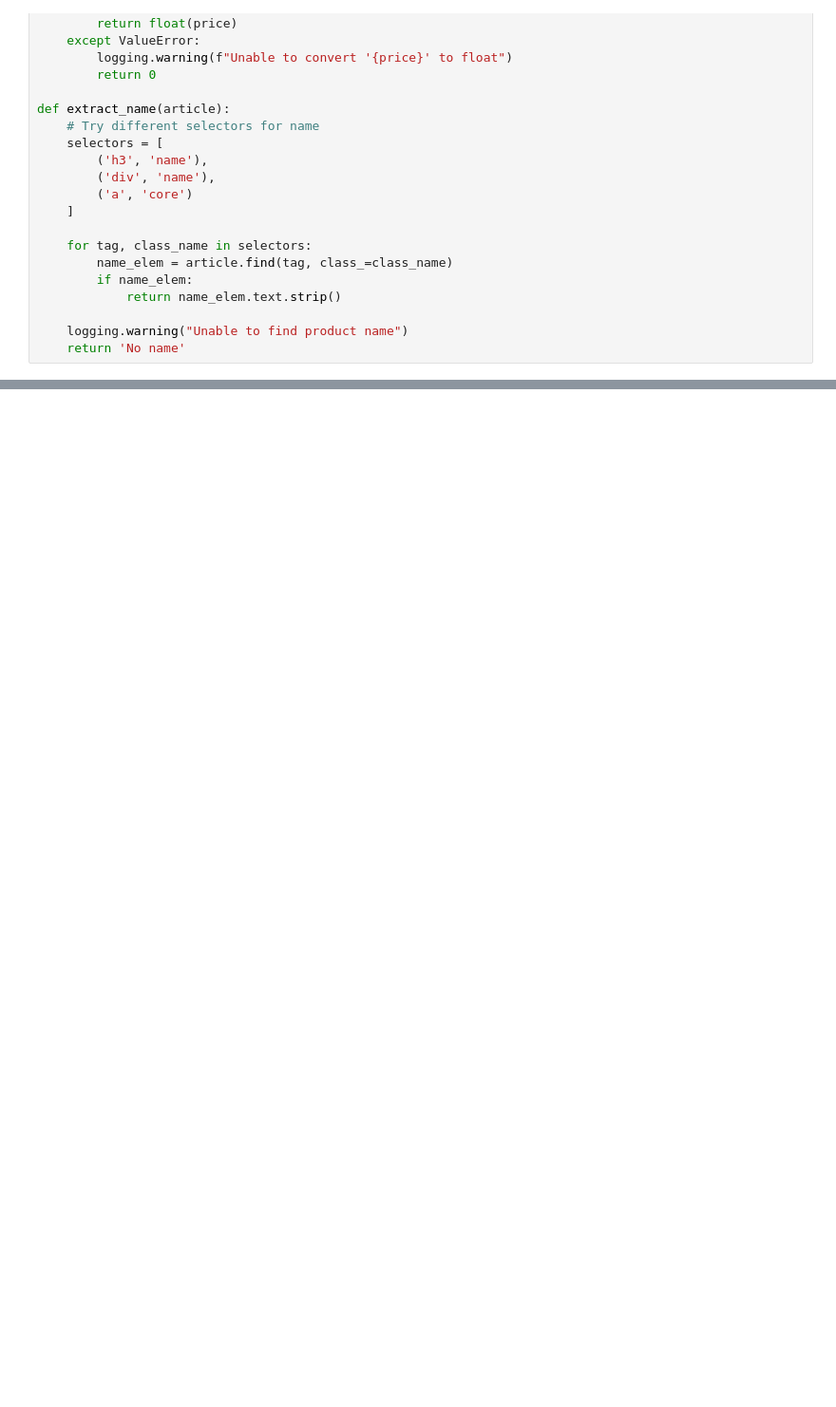
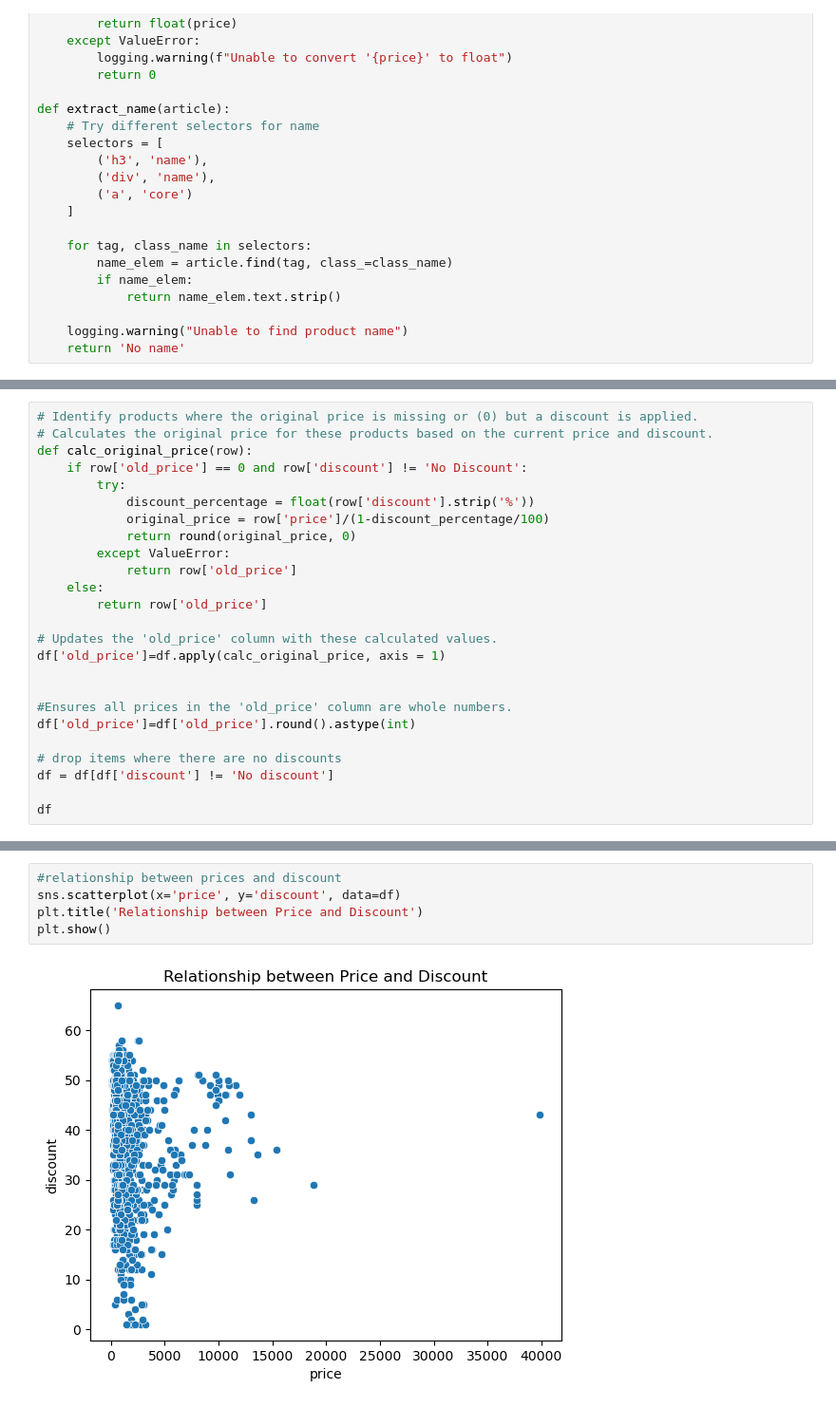
Before and after one commit to Kipkoech10/jumia-_discounts_scrapping, a Jupyter notebook: Jumia web scrapping.ipynb, the cells around one changed output, grey strips where cells are left out. Shown at 95% size. Cells and saved outputs as stored; diff of their text form; blank space fills up the shorter version.

```diff
--- a/Jumia web scrapping.ipynb
+++ b/Jumia web scrapping.ipynb
@@ -212,0 +244,25 @@ def load_data()
+# %%
+# Identify products where the original price is missing or (0) but a discount is applied.
+# Calculates the original price for these products based on the current price and discount.
+def calc_original_price(row):
+    if row['old_price'] == 0 and row['discount'] != 'No Discount':
+        try:
+            discount_percentage = float(row['discount'].strip('%'))
+            original_price = row['price']/(1-discount_percentage/100)
+            return round(original_price, 0)
+        except ValueError:
+            return row['old_price']
+    else:
+        return row['old_price']
+
+# Updates the 'old_price' column with these calculated values.
+df['old_price']=df.apply(calc_original_price, axis = 1)
+
+
+#Ensures all prices in the 'old_price' column are whole numbers.
+df['old_price']=df['old_price'].round().astype(int)
+
+# drop items where there are no discounts
+df = df[df['discount'] != 'No discount']
+
+df
@@ -212,0 +480,7 @@ def load_data()
+# %%
+#relationship between prices and discount
+sns.scatterplot(x='price', y='discount', data=df)
+plt.title('Relationship between Price and Discount')
+plt.show()
+# %% [output]
+[figure, added]
```
Also changed, not shown: parts of 29 cells of this notebook.
